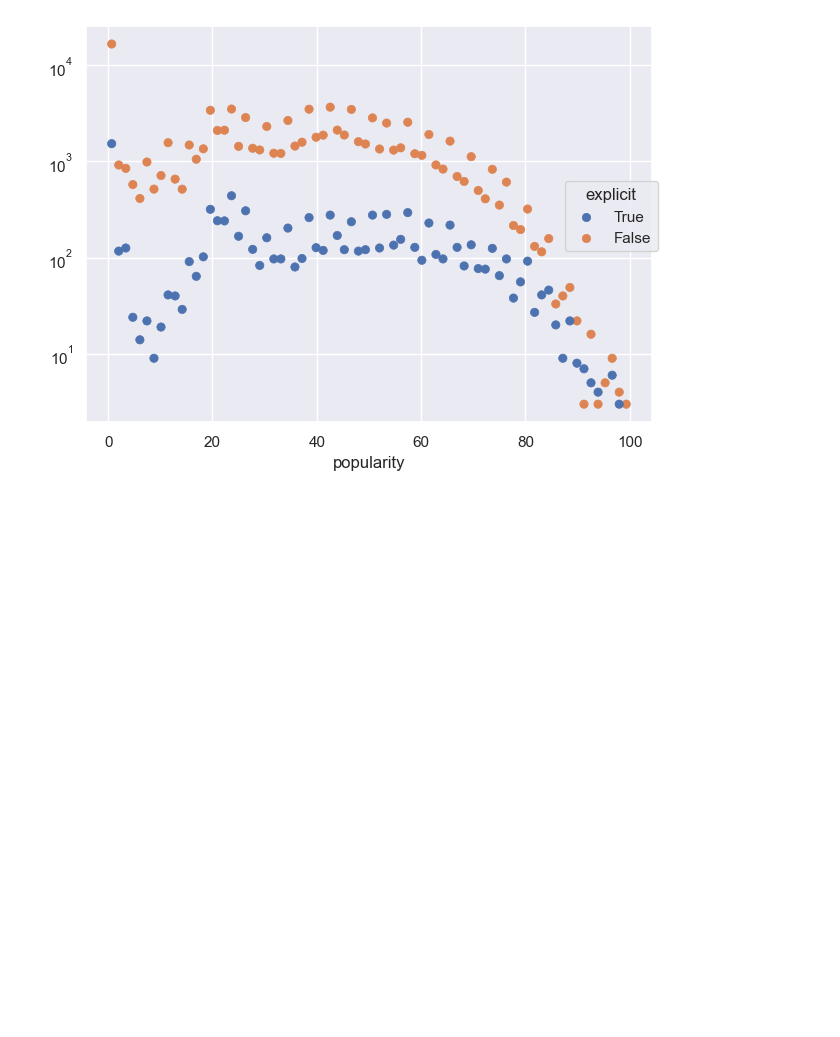
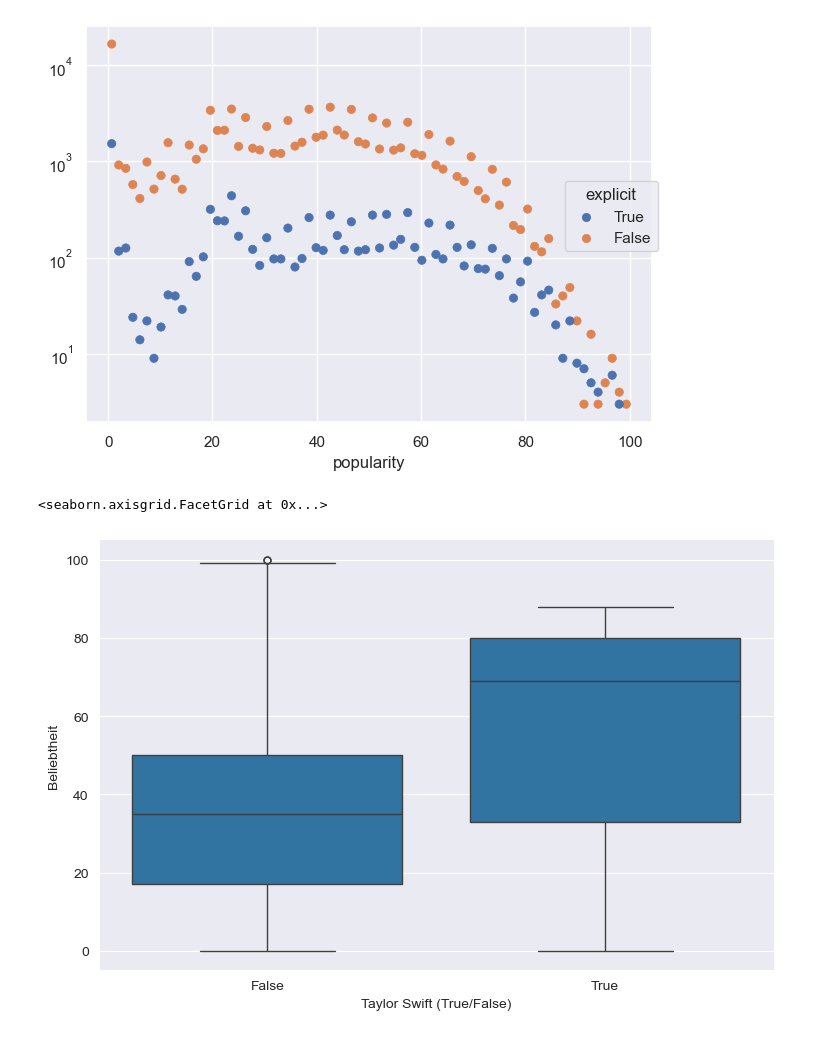
Before and after one commit to blqnk3d/DSAI_Project, a Jupyter notebook: main.ipynb, the cells around one changed output. Saved outputs shown, nothing was run; the diff lists cells and outputs as text; code cells hidden in the pictures; blank space fills up the shorter version.

```diff
--- a/main.ipynb
+++ b/main.ipynb
@@ -60,3 +55,22 @@ so.Plot(dataFrm, x="popularity", color="explicit").add(
 ).show()
 # %% [output]
 [figure]
+# %%
+# Filter für Taylor Swift
+taylor_swift = dataFrm[dataFrm['artists'].str.contains("Taylor Swift", na=False)]
+others = dataFrm[~dataFrm['artists'].str.contains("Taylor Swift", na=False)]
+
+# Neue Spalte für Gruppen
+dataFrm['is_taylor'] = dataFrm['artists'].str.contains("Taylor Swift", na=False)
+
+# Diagramm
+sns.catplot(
+    data=dataFrm,
+    x='is_taylor',
+    y='popularity',
+    kind='box',
+    aspect=1.5,
+).set_axis_labels("Taylor Swift (True/False)", "Beliebtheit")
+# %% [output]
+<seaborn.axisgrid.FacetGrid at 0x...>
+[figure, added]
```
Also changed, not shown: parts of 6 cells of this notebook.
